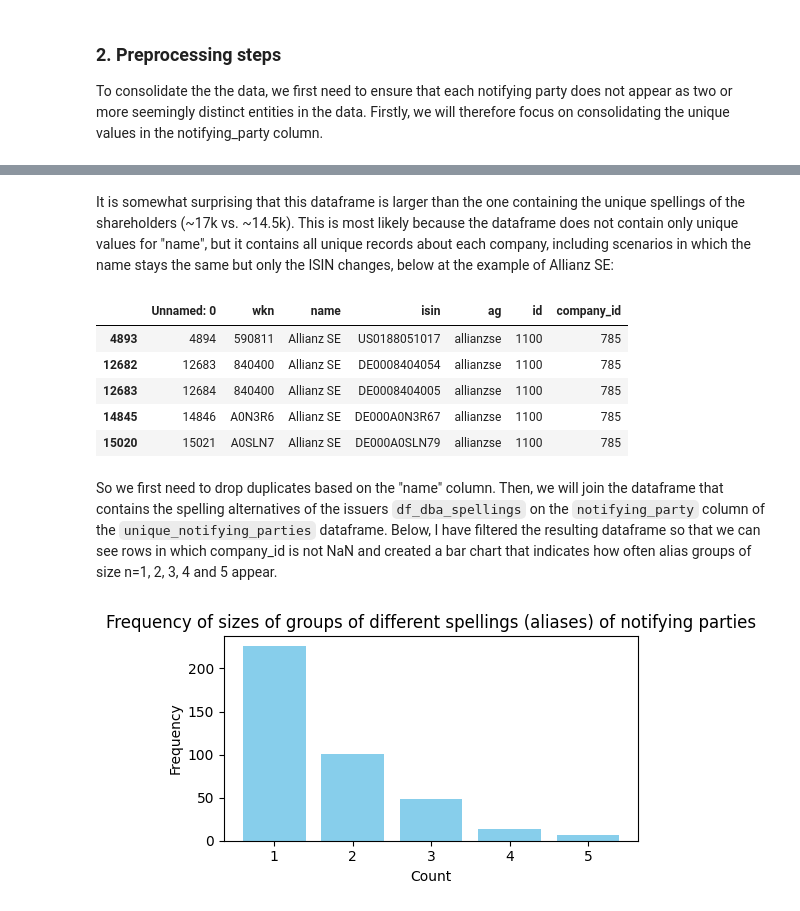
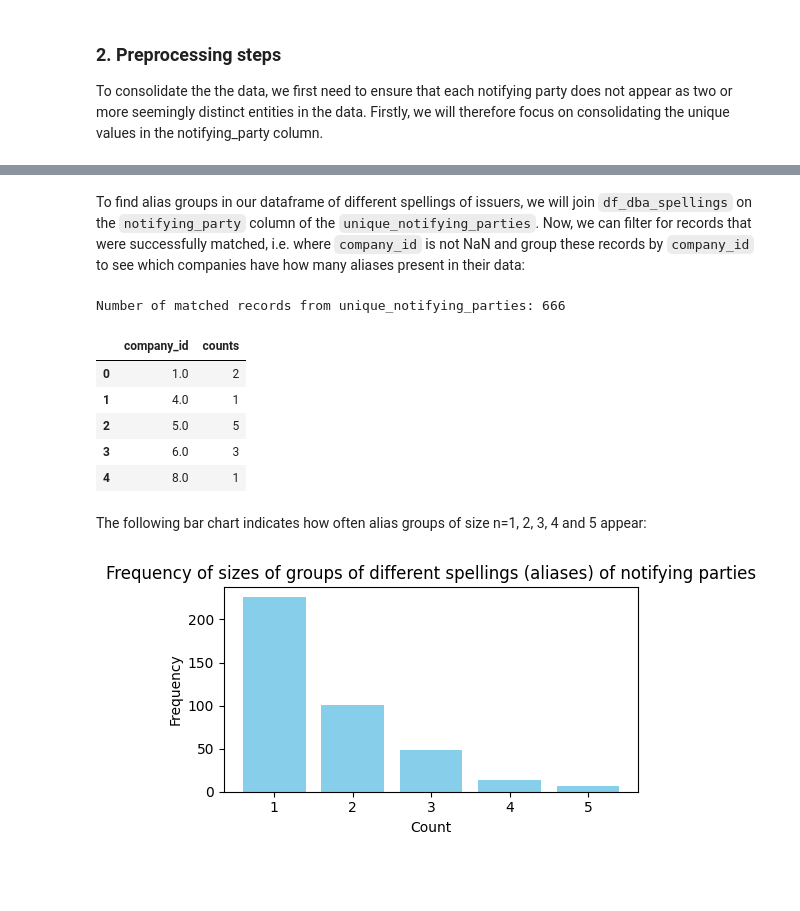
Before and after one commit to KensingtonOscupant/germanyinc-shareholders, a Jupyter notebook: src/exploration.ipynb, the cells around one changed output, grey strips where cells are left out. Saved outputs shown, nothing was run; the diff lists cells and outputs as text; code cells hidden in the pictures; blank space fills up the shorter version.

```diff
--- a/src/exploration.ipynb
+++ b/src/exploration.ipynb
@@ -164,18 +162,30 @@ df_dba_spellings.head()
 | 2 | 3 | 121806 | Themis Capital Group AG | NaN | themiscapitalgroupag | 1 | 1 |
 | 3 | 4 | 126174 | UTIMACO Safeware Aktiengesellschaft | DE0001261741 | utimacosafewareag | 2 | 2 |
 | 4 | 5 | 126174 | Utimaco Safeware AG | DE0001261741 | utimacosafewareag | 2 | 2 |
-# %% [markdown]
-It is somewhat surprising that this dataframe is larger than the one containing the unique spellings of the shareholders (~17k vs. ~14.5k). This is most likely because the dataframe does not contain only unique values for "name", but it contains all unique records about each company, including scenarios in which the name stays the same but only the ISIN changes, below at the example of Allianz SE:
-# %%
-result = df_dba_spellings[df_dba_spellings['name'] == 'Allianz SE']
-result.head(5)
-# %% [output]
-|  | Unnamed: 0 | wkn | name | isin | ag | id | company_id |
-| 4893 | 4894 | 590811 | Allianz SE | US0188051017 | allianzse | 1100 | 785 |
-| 12682 | 12683 | 840400 | Allianz SE | DE0008404054 | allianzse | 1100 | 785 |
-| 12683 | 12684 | 840400 | Allianz SE | DE0008404005 | allianzse | 1100 | 785 |
-| 14845 | 14846 | A0N3R6 | Allianz SE | DE000A0N3R67 | allianzse | 1100 | 785 |
-| 15020 | 15021 | A0SLN7 | Allianz SE | DE000A0SLN79 | allianzse | 1100 | 785 |
-# %% [markdown]
-So we first need to drop duplicates based on the "name" column. Then, we will join the dataframe that contains the spelling alternatives of the issuers `df_dba_spellings` on the `notifying_party` column of the `unique_notifying_parties` dataframe. Below, I have filtered the resulting dataframe so that we can see rows in which company_id is not NaN and created a bar chart that indicates how often alias groups of size n=1, 2, 3, 4 and 5 appear.
+# %% [markdown]
+To find alias groups in our dataframe of different spellings of issuers, we will join `df_dba_spellings` on the `notifying_party` column of the `unique_notifying_parties`. Now, we can filter for records that were successfully matched, i.e. where `company_id` is not NaN and group these records by `company_id` to see which companies have how many aliases present in their data:
+# %%
+unique_notifying_parties_with_company_id_notna = unique_notifying_parties.merge(
+    df_dba_spellings,
+    left_on='notifying_party',
+    right_on='name',
+    how='left'
+).dropna(subset=['company_id'])
+
+print("Number of matched records from unique_notifying_parties:", len(unique_notifying_parties_with_company_id_notna))
+
+
+# group by company_id and aggregate the number of entries
+df_grouped = unique_notifying_parties_with_company_id_notna.groupby(['company_id']).size().reset_index(name='counts')
+df_grouped.head()
+# %% [output]
+Number of matched records from unique_notifying_parties: 666
+|  | company_id | counts |
+| 0 | 1.0 | 2 |
+| 1 | 4.0 | 1 |
+| 2 | 5.0 | 5 |
+| 3 | 6.0 | 3 |
+| 4 | 8.0 | 1 |
+# %% [markdown]
+The following bar chart indicates how often alias groups of size n=1, 2, 3, 4 and 5 appear:
 # %%
```
Also changed, not shown: parts of 14 cells of this notebook.
